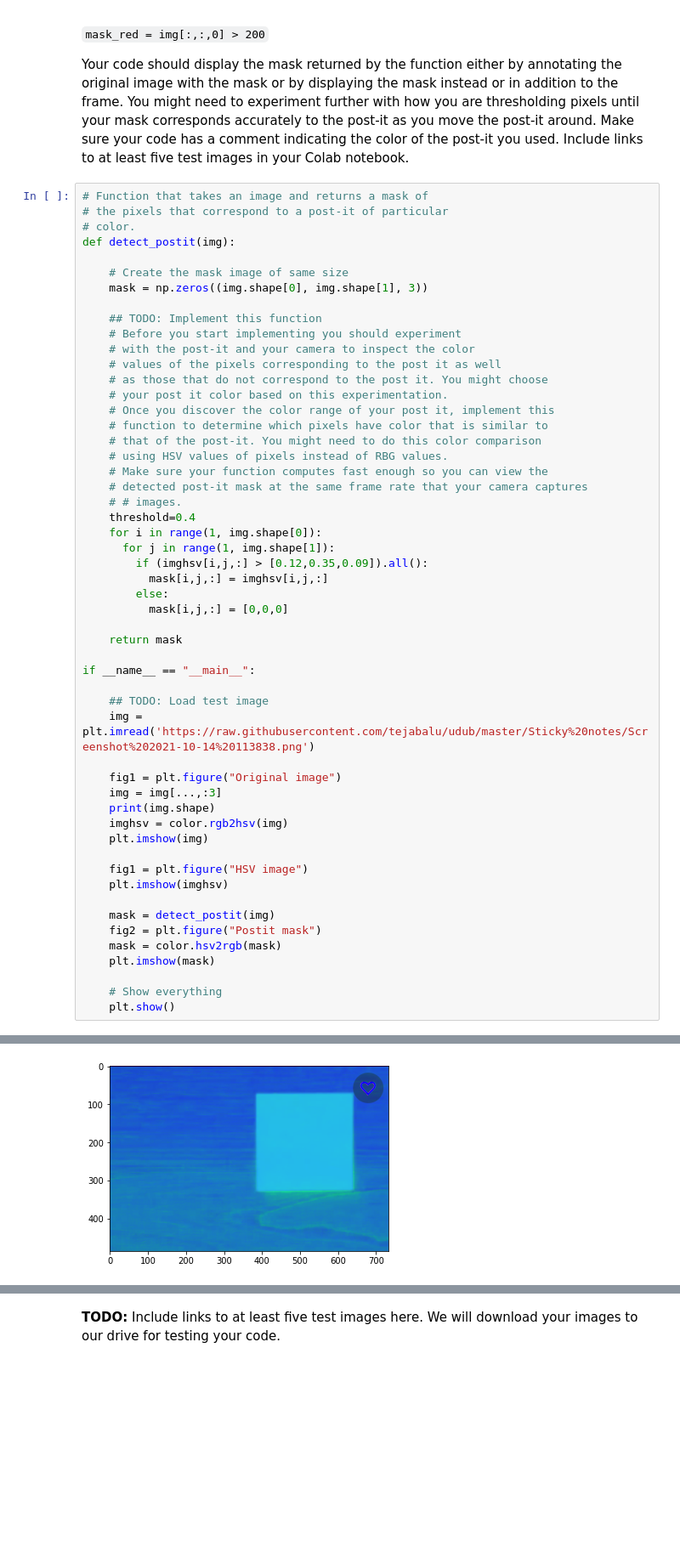
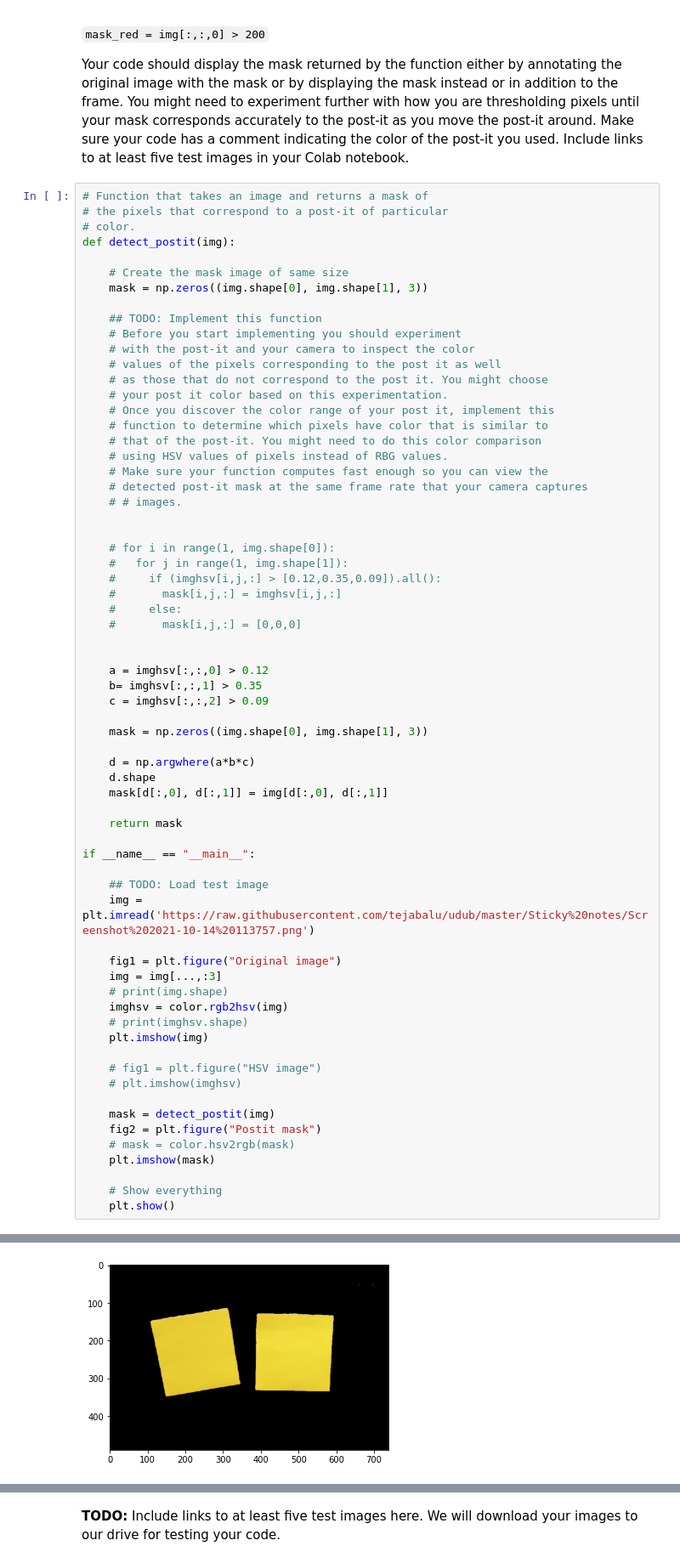
Before and after one commit to tejabalu/GIX, a Jupyter notebook: Copy_of_lab3_image_processing.ipynb, the cells around one changed output, grey strips where cells are left out. Shown: that part at 85% size. Drawn from its saved outputs; the diff is of its cells as text; blank space fills up the shorter version.

```diff
--- a/Copy_of_lab3_image_processing.ipynb
+++ b/Copy_of_lab3_image_processing.ipynb
@@ -216,33 +216,46 @@ def detect_postit(img):
     # Make sure your function computes fast enough so you can view the
     # detected post-it mask at the same frame rate that your camera captures
     # # images.
-    threshold=0.4
-    for i in range(1, img.shape[0]):
-      for j in range(1, img.shape[1]):
-        if (imghsv[i,j,:] > [0.12,0.35,0.09]).all():
-          mask[i,j,:] = imghsv[i,j,:]
-        else:
-          mask[i,j,:] = [0,0,0]
+
+
+    # for i in range(1, img.shape[0]):
+    #   for j in range(1, img.shape[1]):
+    #     if (imghsv[i,j,:] > [0.12,0.35,0.09]).all():
+    #       mask[i,j,:] = imghsv[i,j,:]
+    #     else:
+    #       mask[i,j,:] = [0,0,0]
+
+
+    a = imghsv[:,:,0] > 0.12
+    b= imghsv[:,:,1] > 0.35
+    c = imghsv[:,:,2] > 0.09
+
+    mask = np.zeros((img.shape[0], img.shape[1], 3))
+
+    d = np.argwhere(a*b*c)
+    d.shape
+    mask[d[:,0], d[:,1]] = img[d[:,0], d[:,1]]
 
     return mask
 
 if __name__ == "__main__":
 
     ## TODO: Load test image
-    img = plt.imread('https://raw.githubusercontent.com/tejabalu/udub/master/Sticky%20notes/Screenshot%202021-10-14%20113838.png')
+    img = plt.imread('https://raw.githubusercontent.com/tejabalu/udub/master/Sticky%20notes/Screenshot%202021-10-14%20113757.png')
 
     fig1 = plt.figure("Original image")
     img = img[...,:3]
-    print(img.shape)
+    # print(img.shape)
     imghsv = color.rgb2hsv(img)
+    # print(imghsv.shape)
     plt.imshow(img)
 
-    fig1 = plt.figure("HSV image")
-    plt.imshow(imghsv)
+    # fig1 = plt.figure("HSV image")
+    # plt.imshow(imghsv)
 
     mask = detect_postit(img)
     fig2 = plt.figure("Postit mask")
-    mask = color.hsv2rgb(mask)
+    # mask = color.hsv2rgb(mask)
     plt.imshow(mask)
 
     # Show everything
@@ -253 +265 @@ if __name__ == "__main__":
-[figure, old version]
+[figure, new version]
```
Also changed, not shown: parts of 2 cells of this notebook.
